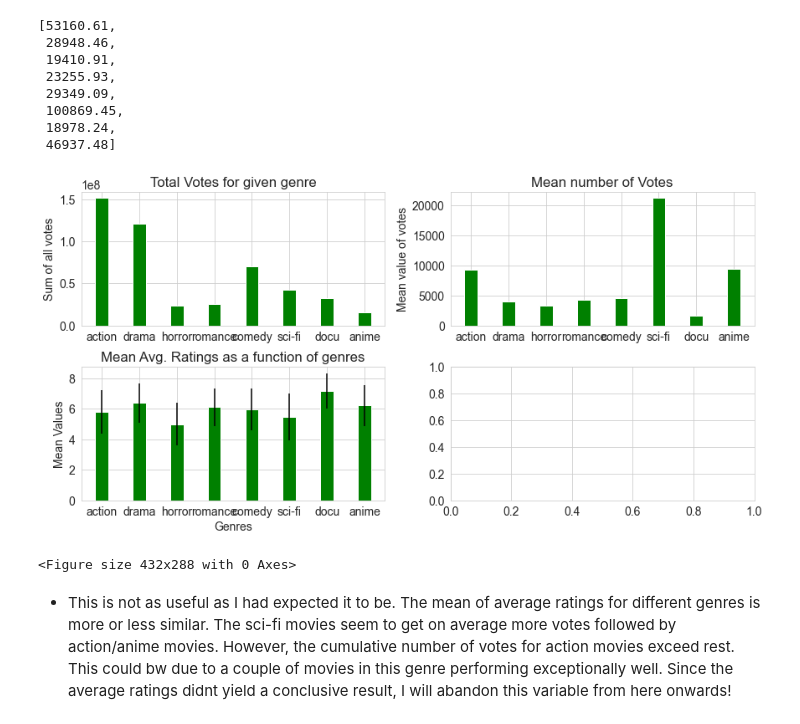
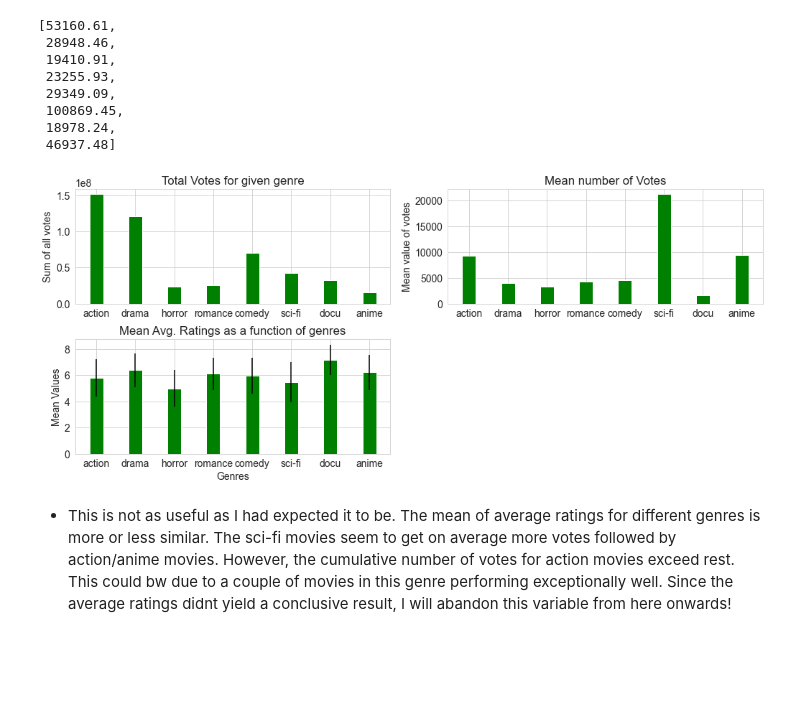
Before and after one commit to deepssharma/My_Phase1_Project, a Jupyter notebook: project.ipynb, the cells around one changed output. Cells and saved outputs as stored; diff of their text form; code cells hidden in the pictures; blank space fills up the shorter version.

```diff
--- a/project.ipynb
+++ b/project.ipynb
@@ -682,28 +716,28 @@ stds_votes_list
 # %%
 #print("mean # of votes {:0.2f}".format(df_action_db['numvotes'].sum()))
 #print("mean # of votes {:0.2f}".format(df_docu_db['numvotes'].sum()))
 #print("mean # of votes {:0.2f}".format(df_drama_db['numvotes'].sum()))
 #print("mean # of votes {:0.2f}".format(df_scifi_db['numvotes'].sum()))
-fig, axs = plt.subplots(2, 2, figsize=(12, 6), constrained_layout=True)
+fig, axs = plt.subplots(2, 2, figsize=(14, 6), constrained_layout=True)
 axs[0,0].bar(list_genres, sum_votes_list,  color='green', width=0.35)
 axs[0,1].bar(list_genres, means_votes_list,  color='green', width=0.35,)#yerr=stds_votes_list)
 axs[1,0].bar(list_genres, means_genres_list,color ='green',width = 0.35,yerr=stds_genres_list)
 #axs[1,1].scatter(means_genres_list,mean_votes_list, color ='green', label=list_genres)
 axs[0,0].set_ylabel('Sum of all votes')
 axs[0,0].set_title('Total Votes for given genre')
 #axs[0,0].legend()
 axs[0,1].set_ylabel('Mean value of votes')
 axs[0,1].set_title('Mean number of Votes')
 #axs[0,1].legend()
 axs[1,0].set_xlabel("Genres")
 axs[1,0].set_ylabel("Mean Values")
 axs[1,0].set_title("Mean Avg. Ratings as a function of genres")
 #axs[1,1].legend()
+fig.delaxes(axs[1,1])
+plt.savefig('./figs/imdb_genres_mean_avg_rating_votes_barchart.png')
 plt.show()
-plt.savefig('./figs/imdb_genres_mean_avg_rating_votes_barchart.pdf')
 # %% [output]
-[figure, old version]
+[figure, new version]
-<Figure size 432x288 with 0 Axes>
 # %% [markdown]
 * This is not as useful as I had expected it to be. The mean of average ratings for different genres
 is more or less similar. The sci-fi movies seem to get on average more votes followed by action/anime
```
Also changed, not shown: parts of 30 cells of this notebook, 7 other files.
